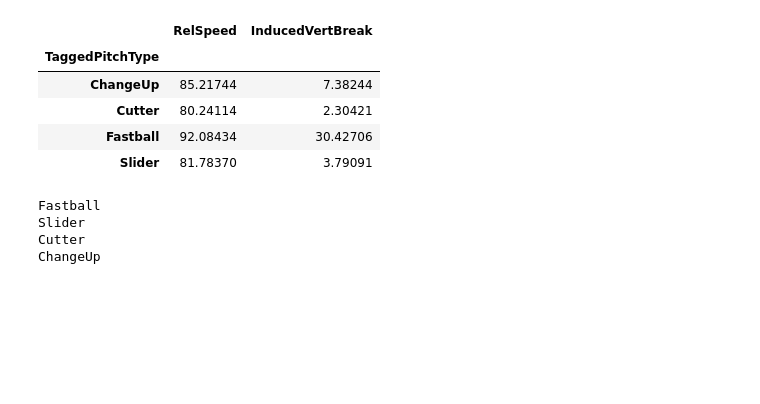
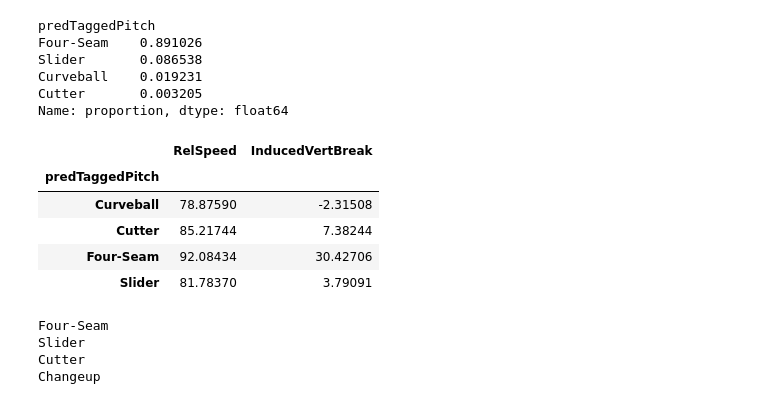
Before and after one commit to jackkalsched/UCSD_Baseball_25, a Jupyter notebook: Pitching/pitch reports/heat_maps.ipynb, the cells around one changed output. Drawn from its saved outputs; the diff is of its cells as text; code cells hidden in the pictures; blank space fills up the shorter version.

```diff
--- a/Pitching/pitch reports/heat_maps.ipynb
+++ b/Pitching/pitch reports/heat_maps.ipynb
@@ -11,7 +11,7 @@ import numpy as np
 
 pd.options.display.max_columns = None
 # %%
-df = pd.read_csv("../Files/merged_trackman_games.csv").copy()
+df = pd.read_csv("../../Files/pitch_class_trackman_games.csv").iloc[:, 1:].copy()
 df
 # %% [output]
 |  | PitchNo | Date | Time | PAofInning | PitchofPA | Pitcher | PitcherId | PitcherThrows | PitcherTeam | ... |
@@ -30,20 +30,17 @@ df
 # %%
-df = pd.read_csv("../Files/merged_trackman_games.csv").copy()
-
-pitch_colors = {'Fastball': 'blueviolet',
+pitch_colors = {'Four-Seam': 'blueviolet',
                 'Sinker': 'magenta',
                 'Cutter': 'crimson',
-                'ChangeUp': 'cyan',
+                'Changeup': 'cyan',
                 'Splitter': 'teal',
                 'Slider': 'lawngreen',
                 'Curveball': 'yellow',
-                'Sweeper': 'orange',
-                'Knuckleball': '#1BB999',
-                'Unknown': 'lightgrey'}
+                # 'Sweeper': 'orange',
+                # 'Knuckleball': '#1BB999',
+                # 'Unknown': 'lightgrey'
+                }
 
 valid_pitches = {k for k in pitch_colors if k != 'Unknown'}
-df['TaggedPitchType'] = df['TaggedPitchType'].apply(lambda x: 'Fastball' if x=='FourSeamFastBall' else x)
-df['TaggedPitchType'] = df['TaggedPitchType'].apply(lambda x: 'Unknown' if x not in valid_pitches else x)
 df['PlateLocSide'] = df['PlateLocSide']*-1
 # %%
 strike_zone_width = 1.66 # 0.83 + 0.83
@@ -151,11 +120,20 @@ df[df['']]
+# %%
+df[df["Pitcher"] == "Weber, Chapman"]['predTaggedPitch'].value_counts(normalize=True)
+# %% [output]
+predTaggedPitch
+Four-Seam    0.891026
+Slider       0.086538
+Curveball    0.019231
+Cutter       0.003205
+Name: proportion, dtype: float64
 # %%
-df[df["Pitcher"] == "Weber, Chapman"].groupby('TaggedPitchType').agg({'RelSpeed': 'max', 'InducedVertBreak': 'max'})
+df[df["Pitcher"] == "Weber, Chapman"].groupby('predTaggedPitch').agg({'RelSpeed': 'max', 'InducedVertBreak': 'max'})
 # %% [output]
 |  | RelSpeed | InducedVertBreak |
-| TaggedPitchType |  |  |
-| ChangeUp | 85.21744 | 7.38244 |
-| Cutter | 80.24114 | 2.30421 |
-| Fastball | 92.08434 | 30.42706 |
+| predTaggedPitch |  |  |
+| Curveball | 78.87590 | -2.31508 |
+| Cutter | 85.21744 | 7.38244 |
+| Four-Seam | 92.08434 | 30.42706 |
 | Slider | 81.78370 | 3.79091 |
 # %%
 pitcher_name = "Weber, Chapman"
@@ -165,7 +143,7 @@ pitcher_data = df[df["Pitcher"] == pitcher_name]
 for i, pitch in enumerate(pitcher_data['TaggedPitchType'].unique().tolist()):
     print(pitch)
 # %% [output]
-Fastball
+Four-Seam
 Slider
 Cutter
-ChangeUp
+Changeup
```
Also changed, not shown: parts of 6 cells of this notebook, 1 other file.
